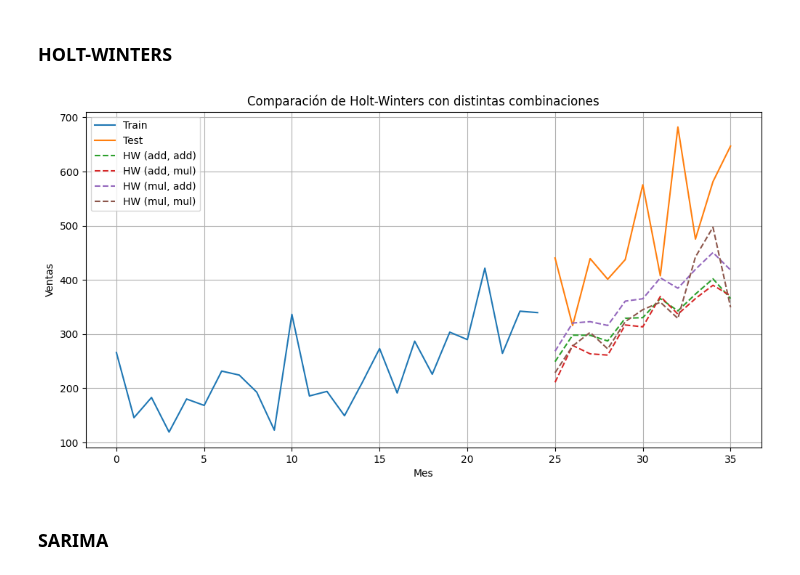
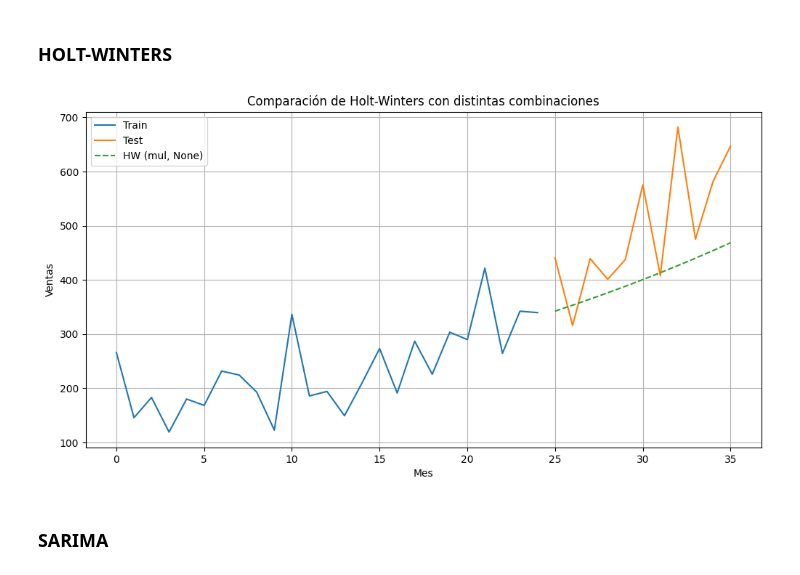
Before and after one commit to Fabiola-cc/Lab1_SeriesDeTiempo, a Jupyter notebook: ST_shampoo.ipynb, the cells around one changed output. Cells and saved outputs as stored; diff of their text form; code cells hidden in the pictures.

```diff
--- a/ST_shampoo.ipynb
+++ b/ST_shampoo.ipynb
@@ -9,20 +9,20 @@ import seaborn as sns
 ## Preparación
 # %%
 #Obtención de los df
-df = pd.read_csv('./shampoo.csv')
+data = pd.read_csv('./shampoo.csv')
 
 # Asumiendo que el primer año es 2001
 start_year = 2001
 # Convertimos "1-01" a "2001-01", "2-05" a "2002-05", etc.
-df['ParsedMonth'] = df['Month'].apply(lambda x: f"{start_year + int(x.split('-')[0]) - 1}-{x.split('-')[1]}")
+data['ParsedMonth'] = data['Month'].apply(lambda x: f"{start_year + int(x.split('-')[0]) - 1}-{x.split('-')[1]}")
 
 # Parseamos a datetime
-df['ParsedMonth'] = pd.to_datetime(df['ParsedMonth'], format='%Y-%m')
+data['ParsedMonth'] = pd.to_datetime(data['ParsedMonth'], format='%Y-%m')
 
-# Separación de los df train/test
-train_size = int(len(df) * 0.7)
-train_data = df[0:train_size]
-test_data = df[train_size:len(df)]
+# Separación de los data train/test
+train_size = int(len(data) * 0.7)
+train_data = data[0:train_size]
+test_data = data[train_size:len(data)]
 # %% [markdown]
 ## Análisis exploratorio
 # %%
@@ -123,42 +130,55 @@ plt.show()
 # %%
 from statsmodels.tsa.holtwinters import ExponentialSmoothing
 
-# Combinaciones que queremos probar
-combinaciones = [
-    ('add', 'add'),
-    ('add', 'mul'),
-    ('mul', 'add'),
-    ('mul', 'mul')
-]
+hw_results = []
+for trend in ['add', 'mul', None]:
+    for seasonal in ['add', 'mul', None]:
+        if trend == None and seasonal == None:
+            continue
+        try:
+            modelo = ExponentialSmoothing(
+                train_data['Sales'],
+                trend=trend,
+                seasonal=seasonal,
+                seasonal_periods=12
+            )
+            fit = modelo.fit()
+            pred = fit.forecast(len(test_data))
+
+            rmse = np.sqrt(mean_squared_error(test_data['Sales'], pred))
+            mae = mean_absolute_error(test_data['Sales'], pred)
+
+            hw_results.append({
+                'trend': trend,
+                'seasonal': seasonal,
+                'RMSE': rmse,
+                'MAE': mae,
+                'predicciones': pred
+            })
+        except:
+            continue
+
+hw_df = pd.DataFrame(hw_results)
+best_hw = hw_df.sort_values(by='RMSE').iloc[0]
 
 # Crear la figura
 plt.figure(figsize=(12, 6))
 
 # Graficar los datos reales
 plt.plot(train_data.index, train_data['Sales'], label='Train')
 plt.plot(test_data.index, test_data['Sales'], label='Test')
 
-# Entrenar un modelo Holt-Winters para cada combinación
-for trend, seasonal in combinaciones:
-    modelo = ExponentialSmoothing(
-        train_data['Sales'],
-        trend=trend,
-        seasonal=seasonal,
-        seasonal_periods=12
-    )
-    modelo_ajustado = modelo.fit()
-    predicciones = modelo_ajustado.forecast(len(test_data))
-    plt.plot(test_data.index, predicciones, label=f'HW ({trend}, {seasonal})', linestyle='--')
+plt.plot(test_data.index, best_hw['predicciones'], label=f'HW ({best_hw['trend']}, {best_hw['seasonal']})', linestyle='--')
 
 # Personalizar la gráfica
 plt.title("Comparación de Holt-Winters con distintas combinaciones")
 plt.xlabel("Mes")
 plt.ylabel("Ventas")
 plt.legend()
 plt.grid(True)
 plt.show()
 # %% [output]
-[figure, old version]
+[figure, new version]
 # %% [markdown]
 ### SARIMA
 # %%
```
Also changed, not shown: parts of 10 cells of this notebook.
